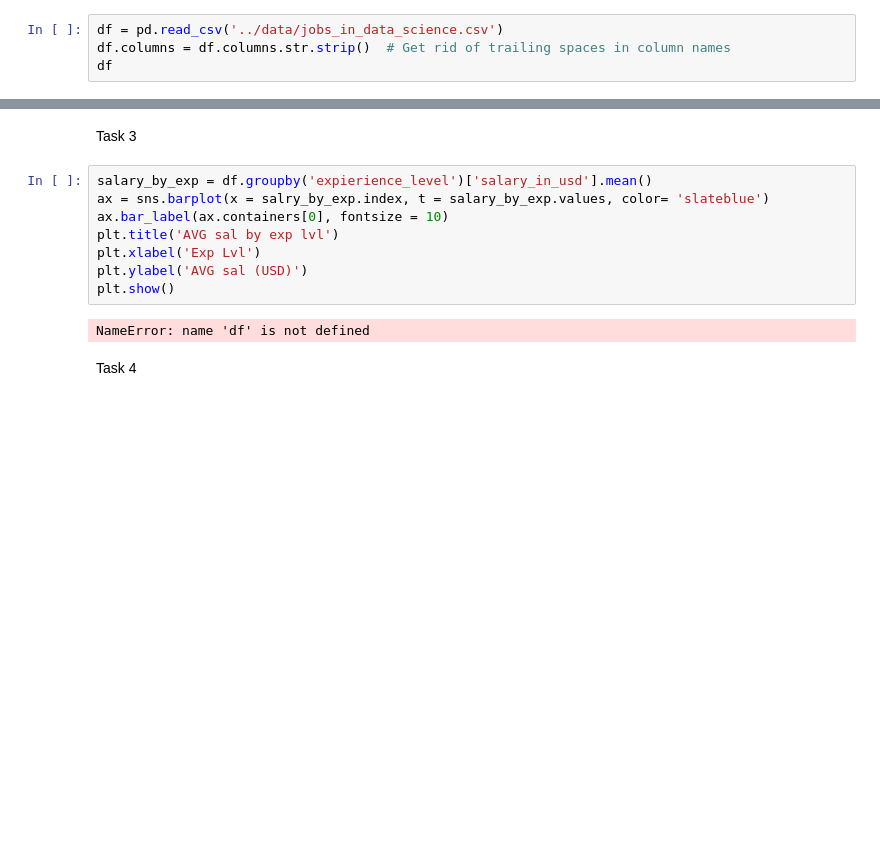
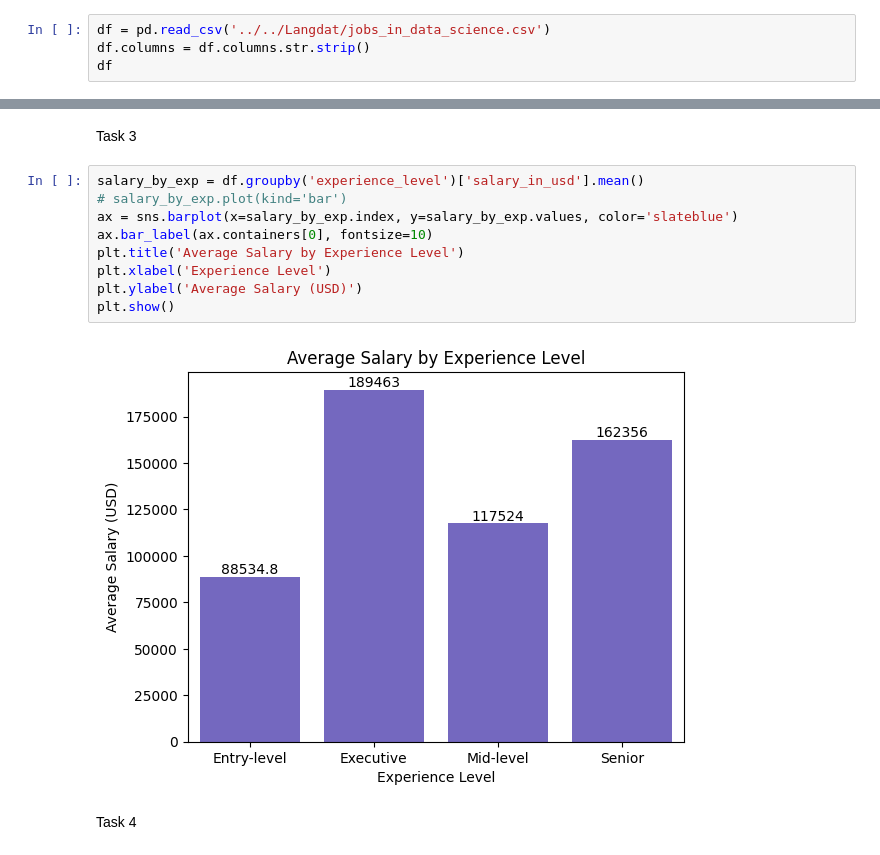
Before and after one commit to Exoskelly/aprepo, a Jupyter notebook: langdocscpp/prog6280a.ipynb/prog6280a.ipynb, the cells around one changed output, grey strips where cells are left out. Saved outputs shown, nothing was run; the diff lists cells and outputs as text; blank space fills up the shorter version.

```diff
--- a/langdocscpp/prog6280a.ipynb/prog6280a.ipynb
+++ b/langdocscpp/prog6280a.ipynb/prog6280a.ipynb
@@ -8,7 +8,7 @@ import matplotlib.pyplot as plt
 [notice] To update, run: python -m pip install --upgrade pip
 Note: you may need to restart the kernel to use updated packages.
 # %%
-df = pd.read_csv('../data/jobs_in_data_science.csv')
-df.columns = df.columns.str.strip()  # Get rid of trailing spaces in column names
+df = pd.read_csv('../../Langdat/jobs_in_data_science.csv')
+df.columns = df.columns.str.strip()
 df
 # %% [output]
@@ -48,15 +91,16 @@ There is a wide variation in salaries across different job titles, with mostly A
 # %% [markdown]
 Task 3
 # %%
-salary_by_exp = df.groupby('expierience_level')['salary_in_usd'].mean()
-ax = sns.barplot(x = salry_by_exp.index, t = salary_by_exp.values, color= 'slateblue')
-ax.bar_label(ax.containers[0], fontsize = 10)
-plt.title('AVG sal by exp lvl')
-plt.xlabel('Exp Lvl')
-plt.ylabel('AVG sal (USD)')
+salary_by_exp = df.groupby('experience_level')['salary_in_usd'].mean()
+# salary_by_exp.plot(kind='bar')
+ax = sns.barplot(x=salary_by_exp.index, y=salary_by_exp.values, color='slateblue')
+ax.bar_label(ax.containers[0], fontsize=10)
+plt.title('Average Salary by Experience Level')
+plt.xlabel('Experience Level')
+plt.ylabel('Average Salary (USD)')
 plt.show()
 # %% [output]
-NameError: name 'df' is not defined
+[figure, added]
 # %% [markdown]
 Task 4
 # %%
```
Also changed, not shown: parts of 10 cells of this notebook, 8 other files.
